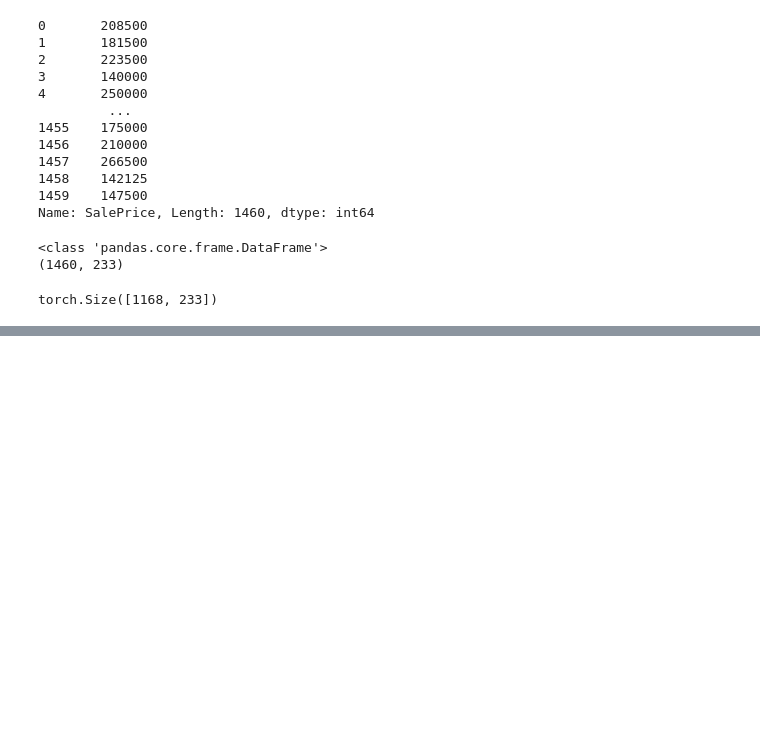
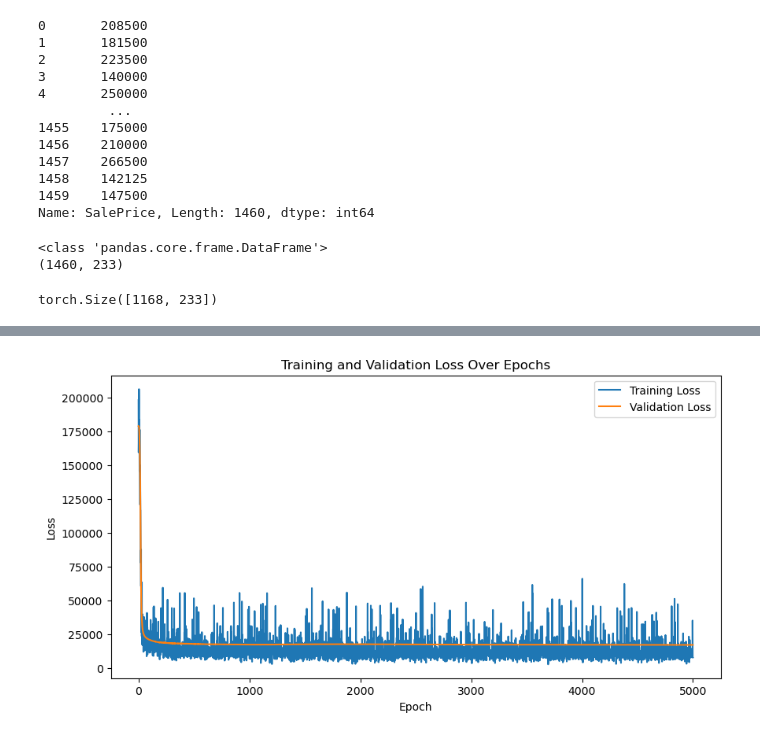
Before and after one commit to r8025n/ml-playground, a Jupyter notebook: Housing Price Prediction/code.ipynb, the cells around one changed output, grey strips where cells are left out. Drawn from its saved outputs; the diff is of its cells as text; code cells hidden in the pictures; blank space fills up the shorter version.

Commit message:
Introduce batch training-current score 16385.92892

```diff
--- a/Housing Price Prediction/code.ipynb
+++ b/Housing Price Prediction/code.ipynb
@@ -218,5 +218,10 @@ tensor([[-0.1345],
 # Define loss function and optimizer
 criterion = nn.L1Loss()
 optimizer = optim.Adam(model.parameters(), lr=0.001)
+# %%
+from torch.utils.data import DataLoader, TensorDataset
+
+train_dataset = TensorDataset(X_train_tensor, y_train_tensor)
+train_loader = DataLoader(train_dataset, batch_size=32, shuffle=True)
 # %%
 
@@ -284,0 +271,69 @@ Epoch [5000/5000], Training Loss: 15071.5459, Validation Loss: 19030.0703
+# %%
+# Parameters
+num_epochs = 5000
+
+# Tracking losses for visualization
+train_losses = []
+val_losses = []
+
+# Training loop
+for epoch in range(num_epochs):
+    # model.train()
+
+    # # Forward pass on the entire training set
+    # predictions = model(X_train_tensor)
+    # loss = criterion(predictions, y_train_tensor)
+
+    # # Backward pass and optimization
+    # optimizer.zero_grad()
+    # loss.backward()
+    # optimizer.step()
+
+    # # Record training loss
+    # train_loss = loss.item()
+    # train_losses.append(train_loss)
+
+    # # Validation phase
+    # model.eval()
+    # with torch.no_grad():
+    #     val_predictions = model(X_val_tensor)
+    #     val_loss = criterion(val_predictions, y_val_tensor).item()
+    #     val_losses.append(val_loss)
+
+    # if (epoch + 1) % 10 == 0:
+    #     print(f'Epoch [{epoch + 1}/{num_epochs}], Training Loss: {train_loss:.4f}, Validation Loss: {val_loss:.4f}')
+
+    for batch_X, batch_y in train_loader:
+        # Forward pass
+        predictions = model(batch_X)
+        loss = criterion(predictions, batch_y)
+
+        # Backward pass and optimization
+        optimizer.zero_grad()
+        loss.backward()
+        optimizer.step()
+
+    # if (epoch+1) % 10 == 0:
+    #     print(f'Epoch [{epoch+1}/{num_epochs}], Loss: {loss.item():.4f}')
+
+    train_losses.append(loss.item())
+
+    model.eval()
+    with torch.no_grad():
+        val_predictions = model(X_val_tensor)
+        val_loss = criterion(val_predictions, y_val_tensor).item()
+        val_losses.append(val_loss)
+
+    if (epoch + 1) % 10 == 0:
+        print(f'Epoch [{epoch + 1}/{num_epochs}], Training Loss: {train_loss:.4f}, Validation Loss: {val_loss:.4f}')
+
+# Visualizing the training and validation loss
+plt.figure(figsize=(10, 5))
+plt.plot(train_losses, label='Training Loss')
+plt.plot(val_losses, label='Validation Loss')
+plt.xlabel('Epoch')
+plt.ylabel('Loss')
+plt.title('Training and Validation Loss Over Epochs')
+plt.legend()
+plt.show()
+# %% [output]
@@ -285,3 +357,4 @@ Epoch [5000/5000], Training Loss: 15071.5459, Validation Loss: 19030.0703
+[figure, added]
 # %%
 # model.eval()
 # with torch.no_grad():
```
Also changed, not shown: parts of 4 cells of this notebook.
